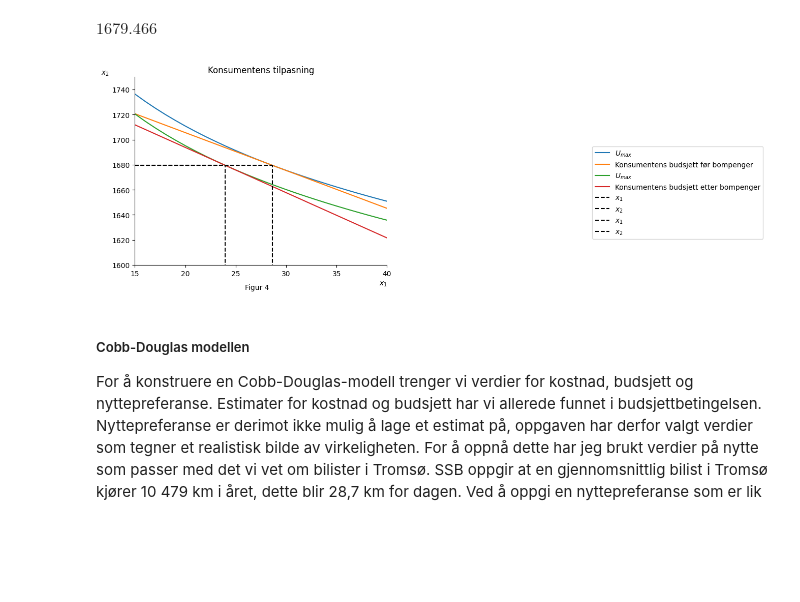
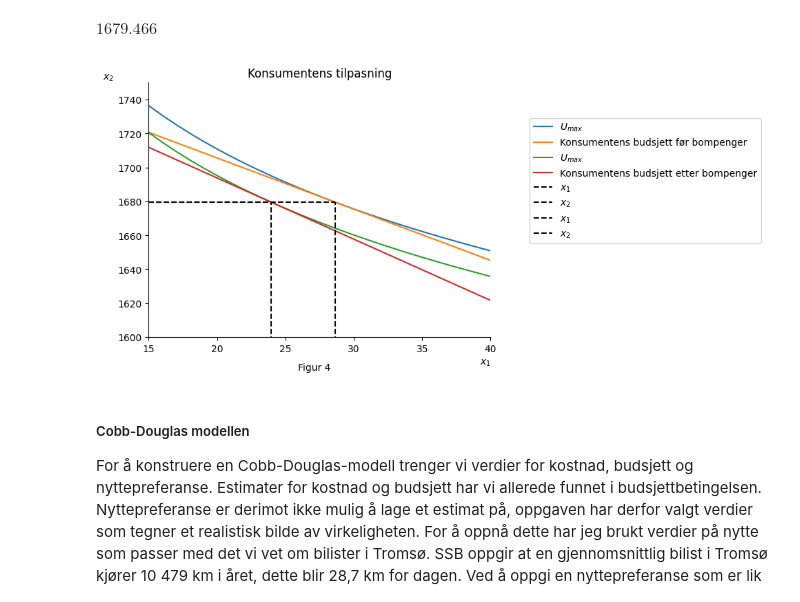
Before and after one commit to loopdiggaz/SOK-1006, a Jupyter notebook: Mappe2/mappeoppgave2_61.ipynb, the cells around one changed output. Cells and saved outputs as stored; diff of their text form; code cells hidden in the pictures; blank space fills up the shorter version.

```diff
--- a/Mappe2/mappeoppgave2_61.ipynb
+++ b/Mappe2/mappeoppgave2_61.ipynb
@@ -382,36 +382,36 @@ ax.set_ylabel('$x_2$', loc='top', rotation=0)
 ax.set_xlabel('$x_1$', loc='right')
 ax.set_xlim(0,1000)
 ax.set_ylim(0,2000)
 ax.spines['top'].set_color('none')
 ax.spines['right'].set_color('none')
 
 # før bompenger
 ax.plot(x, indiff_x_2(nytte,0.049,0.951,x), label='$U_{max}$')
 ax.plot(x, budsjett(1766, 3.02, 1, x), label = 'Konsumentens budsjett før bompenger')
 
 # etter bompenger
 ax.plot(x, indiff_x_2(nytte2,0.049,0.951,x), label='$U_{max}$')
 ax.plot(x, budsjett(1766, 3.61, 1, x), label = 'Konsumentens budsjett etter bompenger')
 
 # tilpasningen
 ax.vlines(x_1_num,0,x_2_num, color='black',ls='dashed', label='$x_1$')
 ax.hlines(x_2_num,0,x_1_num, color='black',ls='dashed', label='$x_2$')
 
 ax.vlines(x_1_num2,0,x_2_num2, color='black',ls='dashed', label='$x_1$')
 ax.hlines(x_2_num2,0,x_1_num2, color='black',ls='dashed', label='$x_2$')
 
 # tittel
 ax.set_title('Konsumentens tilpasning')
 
 #vis navnene:
-ax.legend(bbox_to_anchor=(1.8,0.65));
+ax.legend(bbox_to_anchor=(1.1,0.35));
 
 plt.ylim(1600,1750)
 plt.xlim(15,40)
 txt = 'Figur 4'
-fig.text(.5, .01, txt, ha='center');
+fig.text(.5,.01, txt, ha='center');
 # %% [output]
-[figure, old version]
+[figure, new version]
 # %% [markdown]
 ##### Cobb-Douglas modellen
 
```
